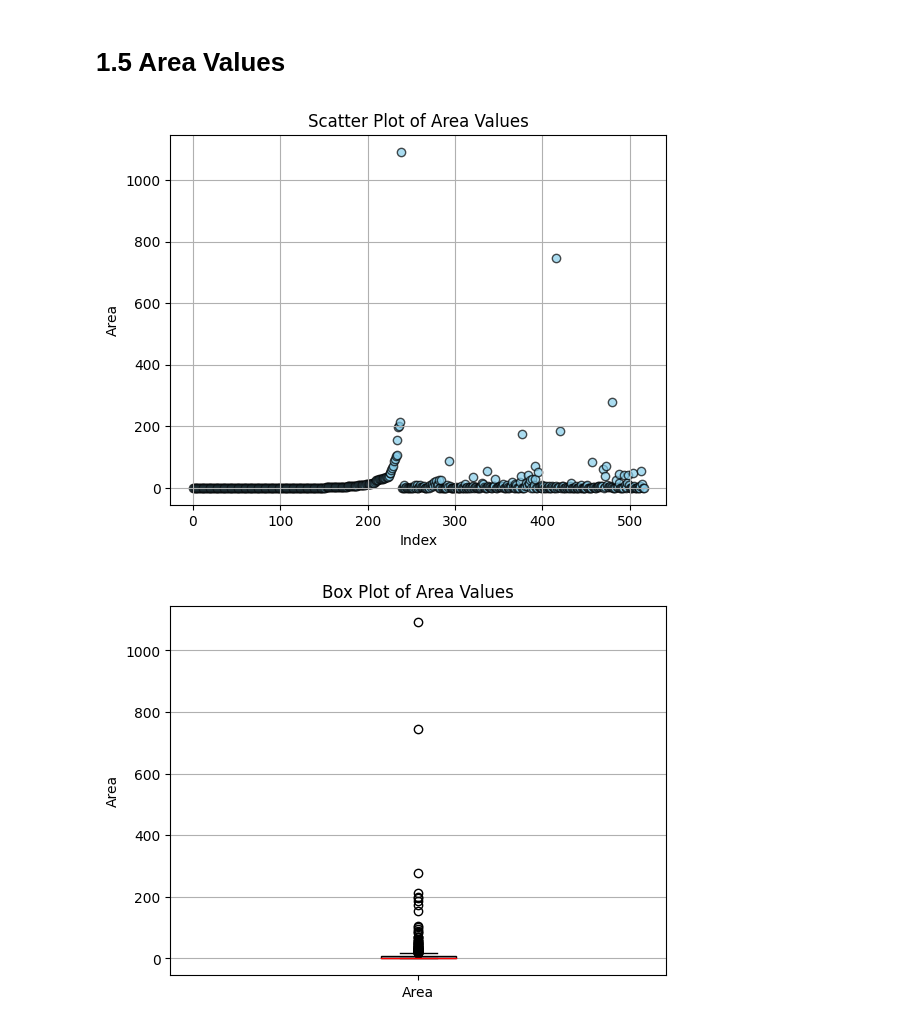
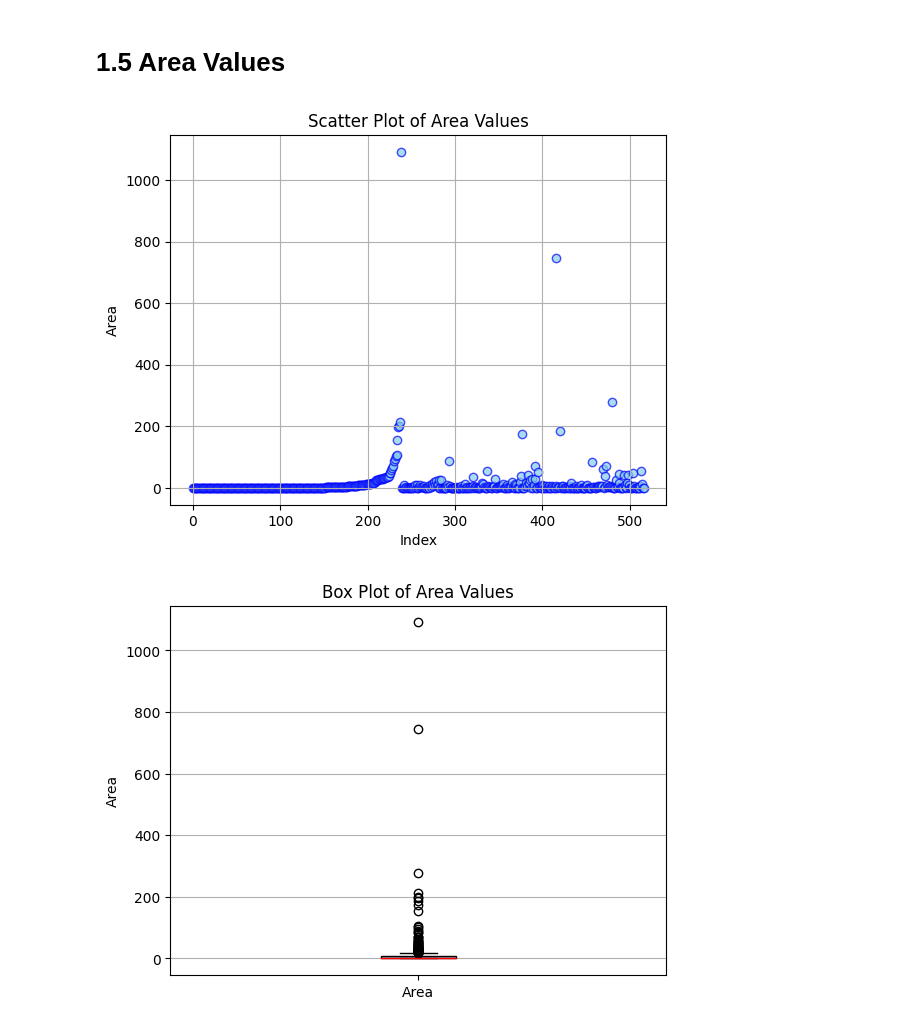
Before and after one commit to johanjohnthomas/DMML_Dubai_UG_15, a Jupyter notebook: Machine_Learning/numerical dataset.ipynb, the cells around one changed output. Saved outputs shown, nothing was run; the diff lists cells and outputs as text; code cells hidden in the pictures.

```diff
--- a/Machine_Learning/numerical dataset.ipynb
+++ b/Machine_Learning/numerical dataset.ipynb
@@ -135,14 +136,14 @@ plt.show()
 # %% [markdown]
 # 1.5 Area Values
 # %%
-plt.scatter(df.index, df["area"], color='skyblue', alpha=0.7, edgecolor='black')
+plt.scatter(df.index, df["area"], color='skyblue', alpha=0.7, edgecolor='blue')
 plt.xlabel("Index")
 plt.ylabel("Area")
 plt.title("Scatter Plot of Area Values")
 plt.grid(True)
 plt.show()
 # %% [output]
-[figure, old version]
+[figure, new version]
 # %%
 plt.boxplot(df["area"], vert=True, patch_artist=True, boxprops=dict(facecolor='lightblue', color='black'),
             whiskerprops=dict(color='black'), capprops=dict(color='black'), medianprops=dict(color='red'))
```
Also changed, not shown: parts of 33 cells of this notebook.
